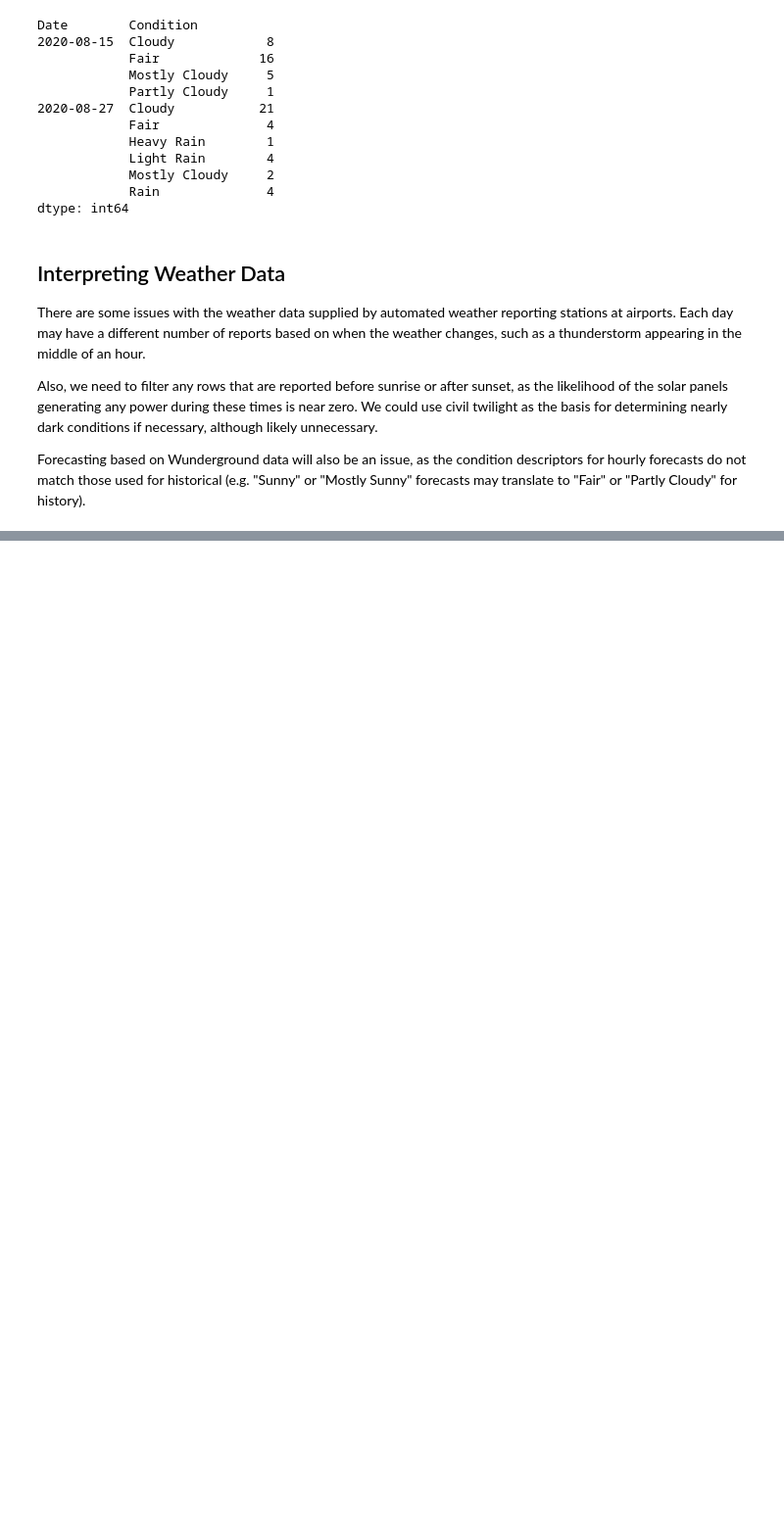
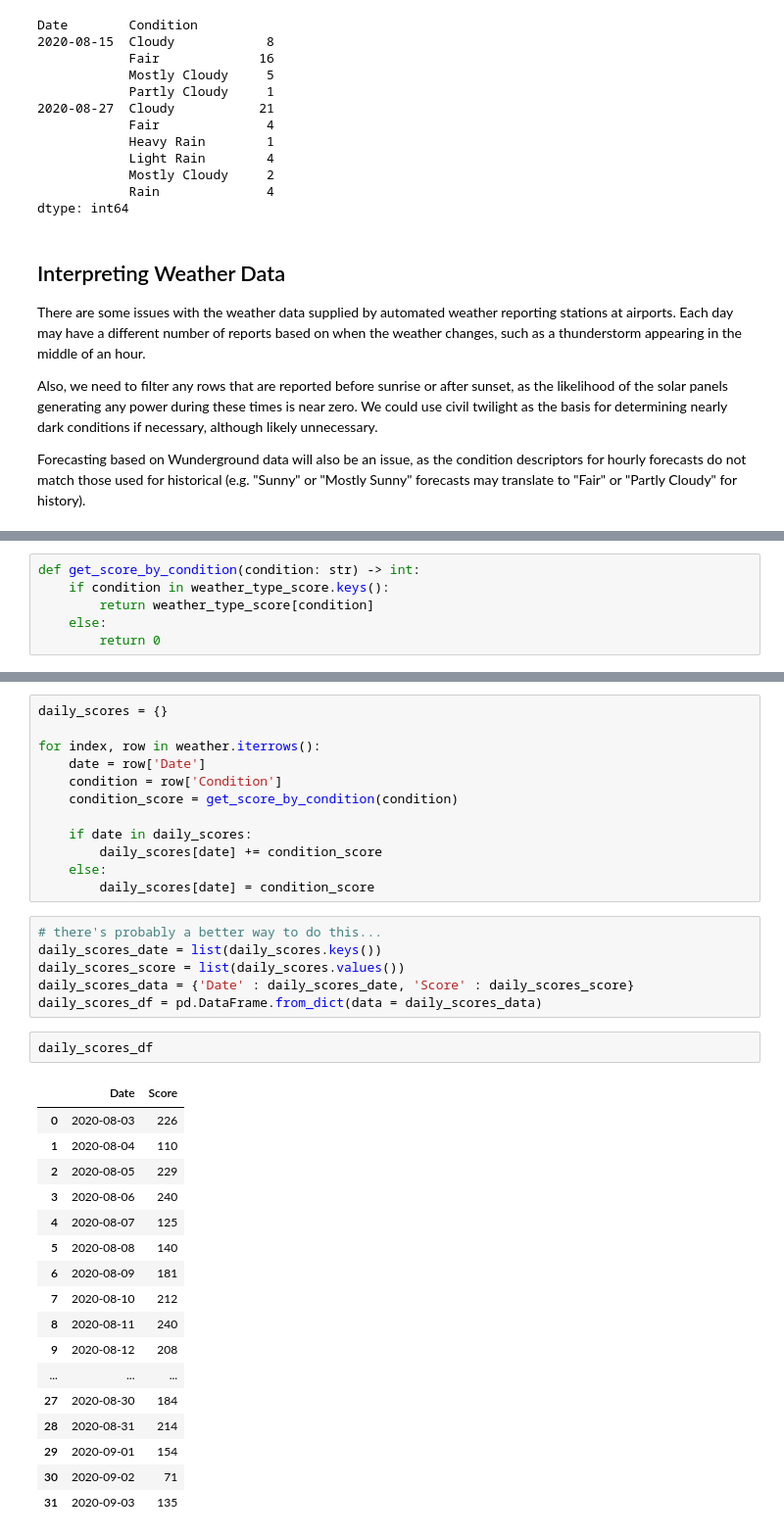
Before and after one commit to rogeramitchell/solar-panel-forecast, a Jupyter notebook: Exploring Data Graphically.ipynb, the cells around one changed output, grey strips where cells are left out. Shown at 98% size. Drawn from its saved outputs; the diff is of its cells as text; blank space fills up the shorter version.

```diff
--- a/Exploring Data Graphically.ipynb
+++ b/Exploring Data Graphically.ipynb
@@ -165,0 +200,6 @@ Forecasting based on Wunderground data will also be an issue, as the condition d
+# %%
+def get_score_by_condition(condition: str) -> int:
+    if condition in weather_type_score.keys():
+        return weather_type_score[condition]
+    else:
+        return 0
@@ -165,0 +218,38 @@ Forecasting based on Wunderground data will also be an issue, as the condition d
+# %%
+daily_scores = {}
+
+for index, row in weather.iterrows():
+    date = row['Date']
+    condition = row['Condition']
+    condition_score = get_score_by_condition(condition)
+
+    if date in daily_scores:
+        daily_scores[date] += condition_score
+    else:
+        daily_scores[date] = condition_score
+# %%
+# there's probably a better way to do this...
+daily_scores_date = list(daily_scores.keys())
+daily_scores_score = list(daily_scores.values())
+daily_scores_data = {'Date' : daily_scores_date, 'Score' : daily_scores_score}
+daily_scores_df = pd.DataFrame.from_dict(data = daily_scores_data)
+# %%
+daily_scores_df
+# %% [output]
+|  | Date | Score |
+| 0 | 2020-08-03 | 226 |
+| 1 | 2020-08-04 | 110 |
+| 2 | 2020-08-05 | 229 |
+| 3 | 2020-08-06 | 240 |
+| 4 | 2020-08-07 | 125 |
+| 5 | 2020-08-08 | 140 |
+| 6 | 2020-08-09 | 181 |
+| 7 | 2020-08-10 | 212 |
+| 8 | 2020-08-11 | 240 |
+| 9 | 2020-08-12 | 208 |
+| ... | ... | ... |
+| 27 | 2020-08-30 | 184 |
+| 28 | 2020-08-31 | 214 |
+| 29 | 2020-09-01 | 154 |
+| 30 | 2020-09-02 | 71 |
+| 31 | 2020-09-03 | 135 |
```
Also changed, not shown: parts of 6 cells of this notebook.
